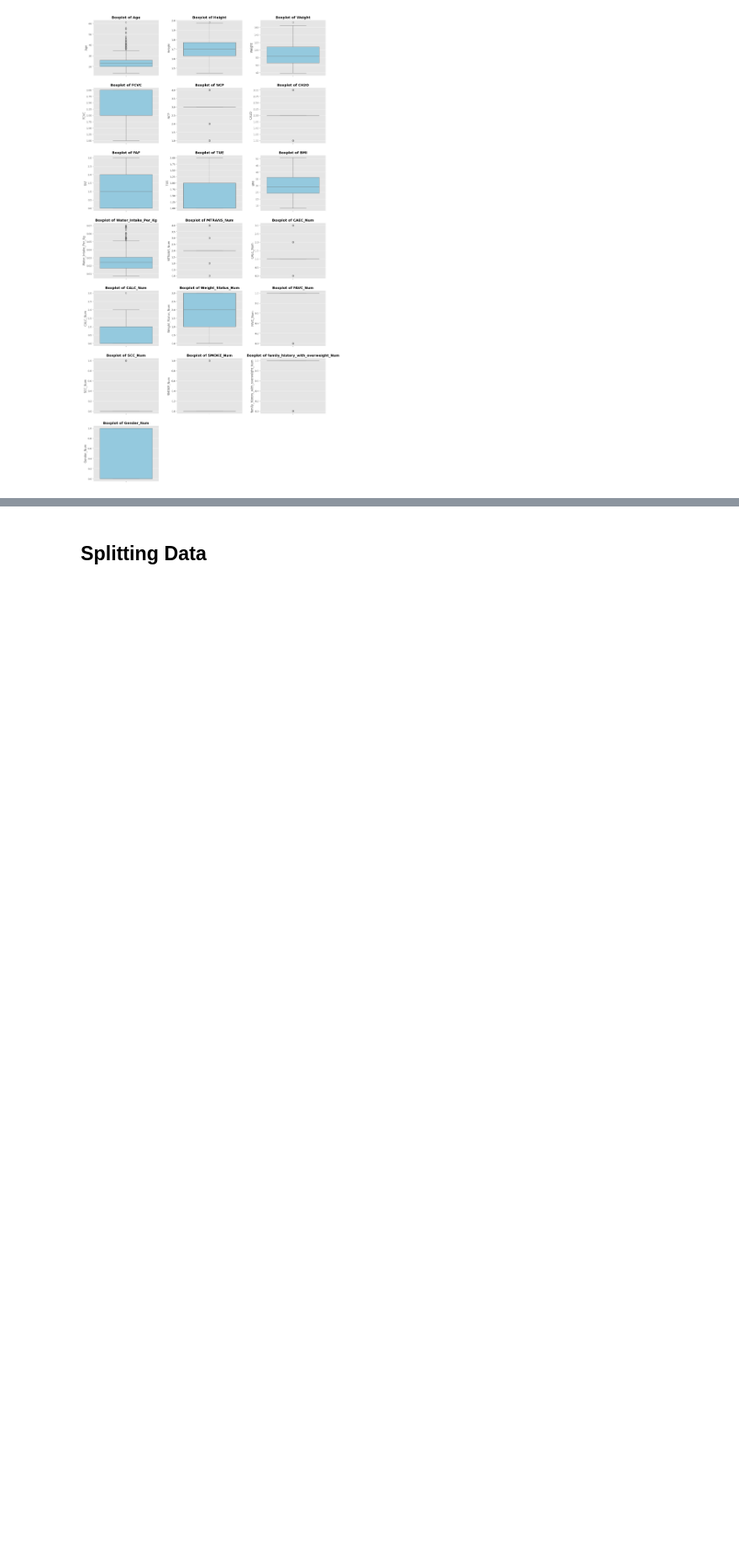
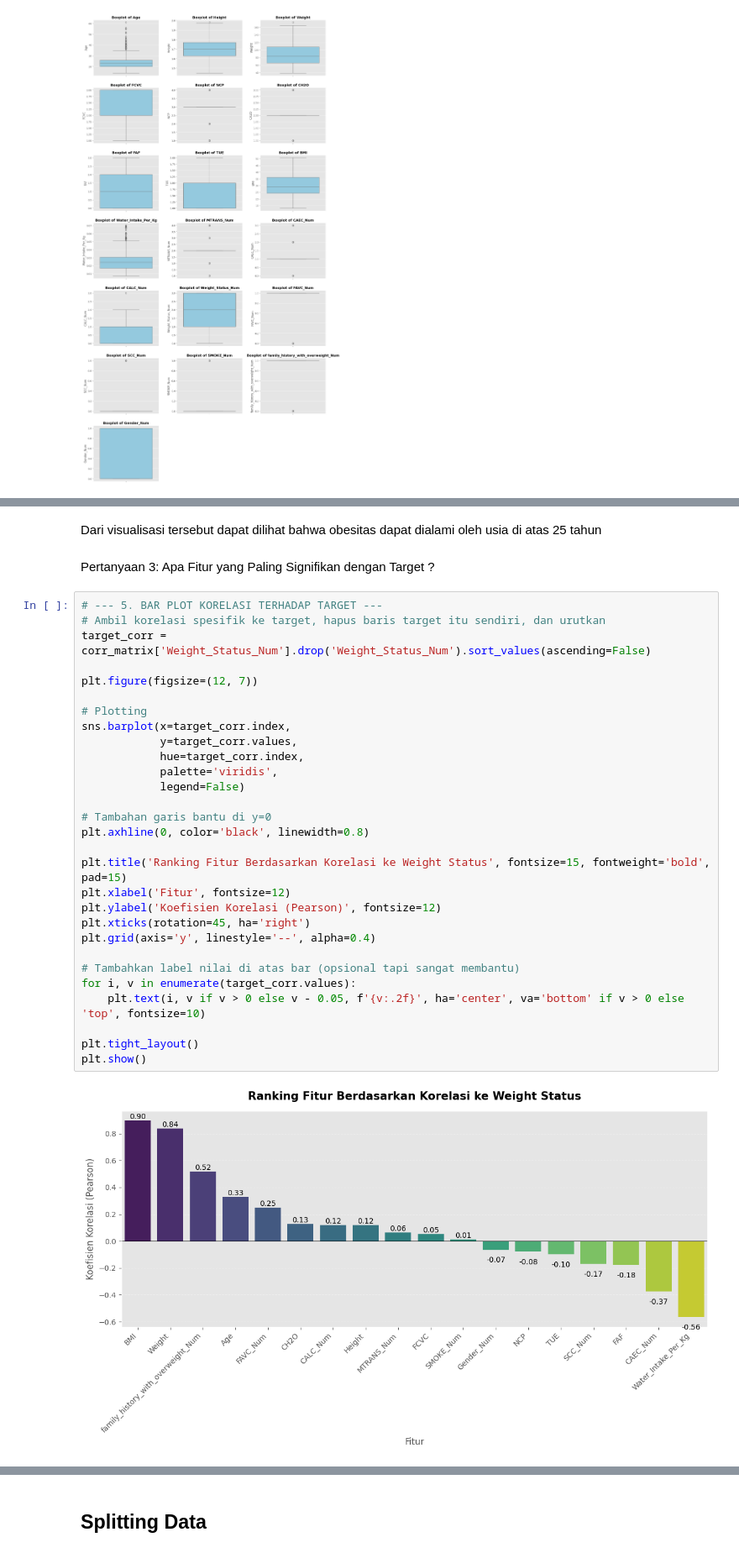
Before and after one commit to FariHafizh/Sistem-Klasifikasi-Status-Berat-Badan-Coding-Camp-2026, a Jupyter notebook: datascience/notebook.ipynb, the cells around one changed output, grey strips where cells are left out. Shown at 84% size. Drawn from its saved outputs; the diff is of its cells as text; blank space fills up the shorter version.

```diff
--- a/datascience/notebook.ipynb
+++ b/datascience/notebook.ipynb
@@ -664,0 +639,35 @@ plt.show()
+# %% [markdown]
+Dari visualisasi tersebut dapat dilihat bahwa obesitas dapat dialami oleh usia di atas 25 tahun
+# %% [markdown]
+Pertanyaan 3: Apa Fitur yang Paling Signifikan dengan Target ?
+# %%
+# --- 5. BAR PLOT KORELASI TERHADAP TARGET ---
+# Ambil korelasi spesifik ke target, hapus baris target itu sendiri, dan urutkan
+target_corr = corr_matrix['Weight_Status_Num'].drop('Weight_Status_Num').sort_values(ascending=False)
+
+plt.figure(figsize=(12, 7))
+
+# Plotting
+sns.barplot(x=target_corr.index,
+            y=target_corr.values,
+            hue=target_corr.index,
+            palette='viridis',
+            legend=False)
+
+# Tambahan garis bantu di y=0
+plt.axhline(0, color='black', linewidth=0.8)
+
+plt.title('Ranking Fitur Berdasarkan Korelasi ke Weight Status', fontsize=15, fontweight='bold', pad=15)
+plt.xlabel('Fitur', fontsize=12)
+plt.ylabel('Koefisien Korelasi (Pearson)', fontsize=12)
+plt.xticks(rotation=45, ha='right')
+plt.grid(axis='y', linestyle='--', alpha=0.4)
+
+# Tambahkan label nilai di atas bar (opsional tapi sangat membantu)
+for i, v in enumerate(target_corr.values):
+    plt.text(i, v if v > 0 else v - 0.05, f'{v:.2f}', ha='center', va='bottom' if v > 0 else 'top', fontsize=10)
+
+plt.tight_layout()
+plt.show()
+# %% [output]
+[figure, added]
```
Also changed, not shown: parts of 20 cells of this notebook, 3 other files.
